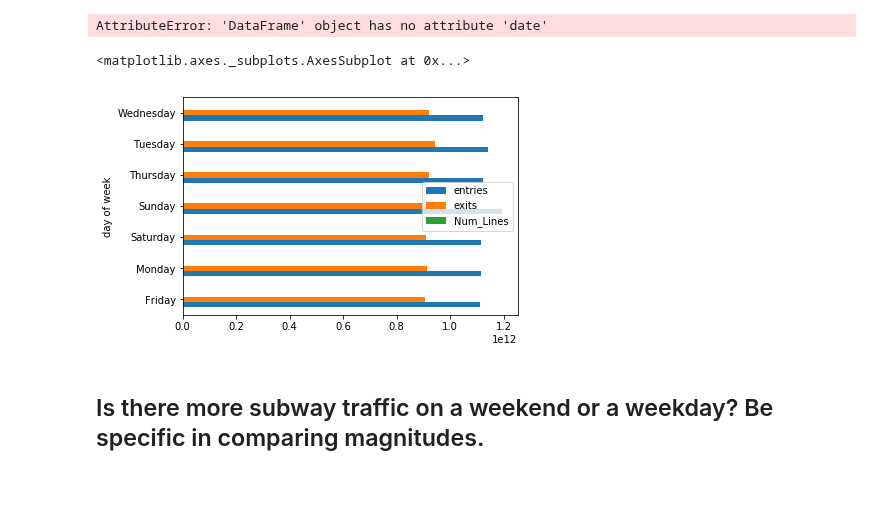
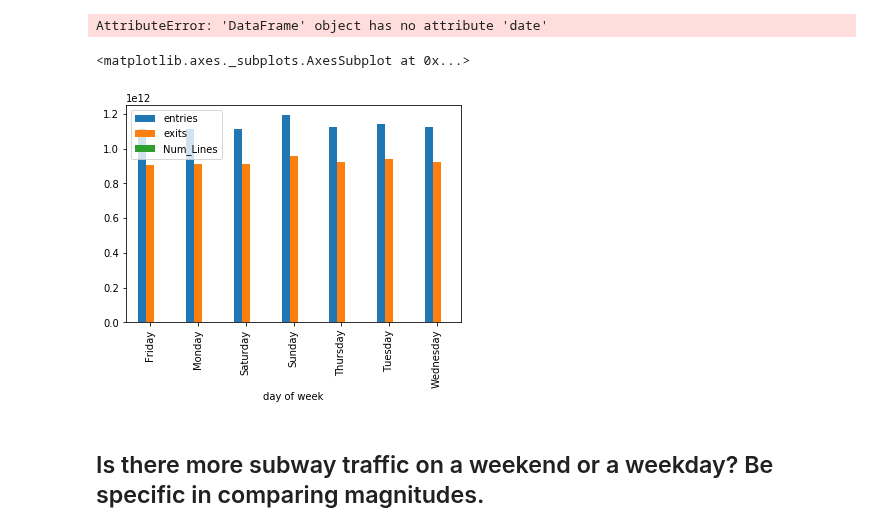
Before and after one commit to dlm6693/dsc-0-03-08-understanding-pandas-series-and-dataframes-lab-nyc-ds-career-031119, a Jupyter notebook: index.ipynb, the cells around one changed output. Saved outputs shown, nothing was run; the diff lists cells and outputs as text; code cells hidden in the pictures; blank space fills up the shorter version.

```diff
--- a/index.ipynb
+++ b/index.ipynb
@@ -161,10 +161,10 @@ df = df.groupby(by='day of week').sum()
 AttributeError: 'DataFrame' object has no attribute 'date'
 # %%
 df.head(7)
-df.plot(kind='barh')
+df.plot(kind='bar')
 # %% [output]
 <matplotlib.axes._subplots.AxesSubplot at 0x...>
-[figure, old version]
+[figure, new version]
 # %% [markdown]
 ## Is there more subway traffic on a weekend or a weekday?    Be specific in comparing magnitudes.
 # %%
```
